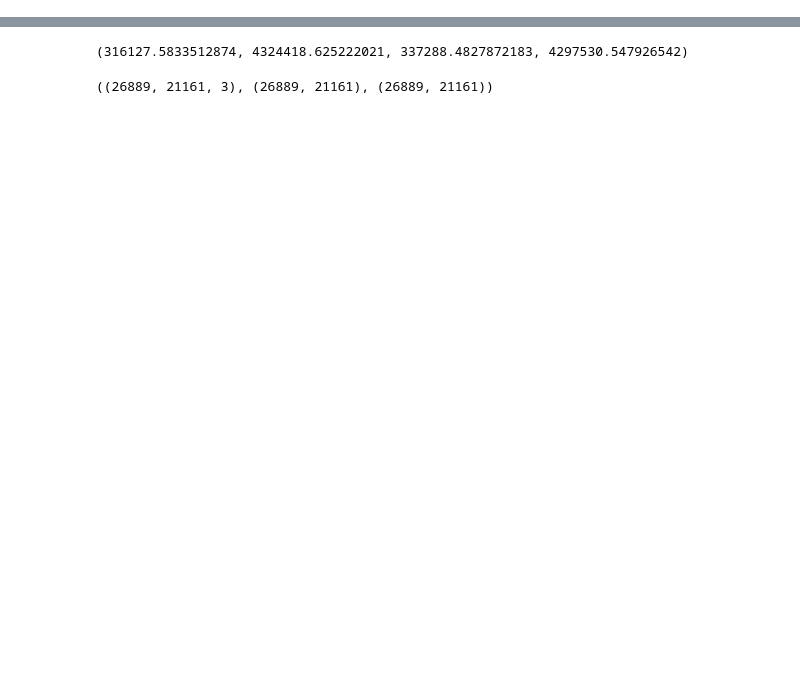
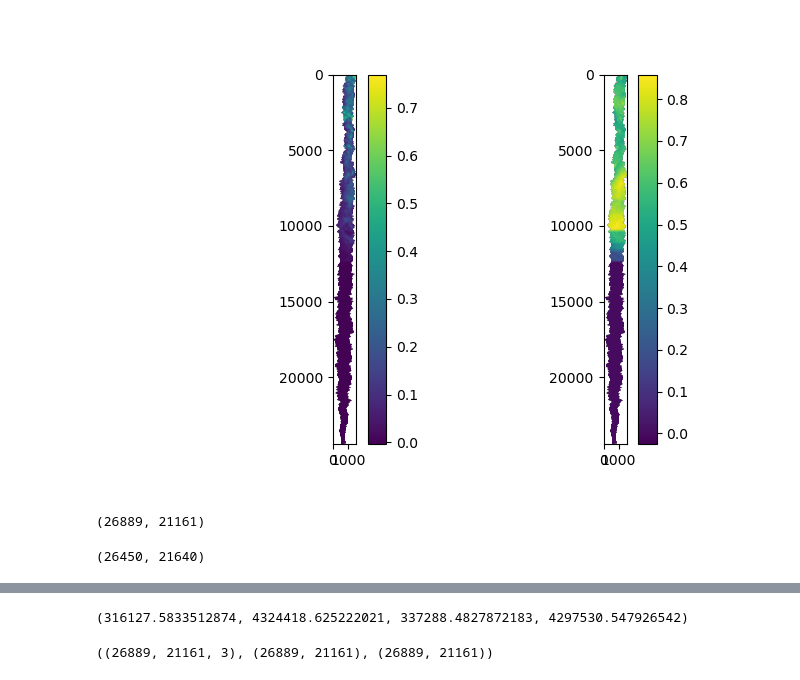
Before and after one commit to erin-carroll/chess-isofit, a Jupyter notebook: 2018/3c/3_mosaic/debug_mosaicking.ipynb, the cells around one changed output, grey strips where cells are left out. Saved outputs shown, nothing was run; the diff lists cells and outputs as text; code cells hidden in the pictures; blank space fills up the shorter version.

```diff
--- a/2018/3c/3_mosaic/debug_mosaicking.ipynb
+++ b/2018/3c/3_mosaic/debug_mosaicking.ipynb
@@ -28,0 +70,23 @@ osr.UseExceptions()
+# %%
+# is the atmosphere weird?
+fp = '/store/carroll/col/data/2018/deploy_3c_20251001/NIS01_20180619_154149/output/NIS01_20180619_154149_atm_interp.hdr'
+atm = envi.open(fp).open_memmap()
+
+fig, axs = plt.subplots(ncols=2)
+
+p0 = axs[0].imshow(atm[...,0])
+p1 = axs[1].imshow(atm[...,1])
+
+fig.colorbar(p0, ax=axs[0])
+fig.colorbar(p1, ax=axs[1])
+
+plt.show()
+# %% [output]
+[figure, added]
+# %%
+new_obs = '/store/carroll/col/data/2018/mosaic/neon_2018_mosaic_obs'
+with rasterio.open(new_obs) as src:
+    new_obs = src.read(9)
+new_obs.shape
+# %% [output]
+(26889, 21161)
@@ -28,0 +95,6 @@ osr.UseExceptions()
+# %%
+phil_obs = '/store/brodrick/col/mosaics/built_mosaic/min_phase_obs.hdr'
+phil_obs = envi.open(phil_obs).open_memmap()[...,8]
+phil_obs.shape
+# %% [output]
+(26450, 21640)
```
Also changed, not shown: parts of 19 cells of this notebook, 12 other files.
